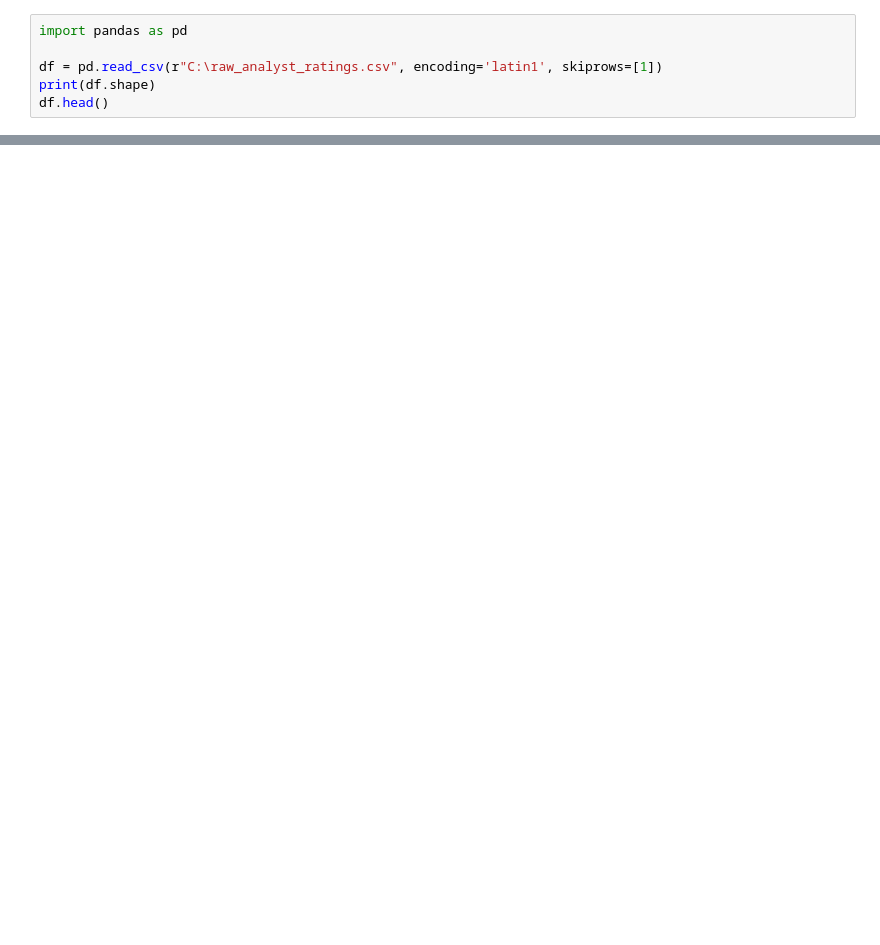
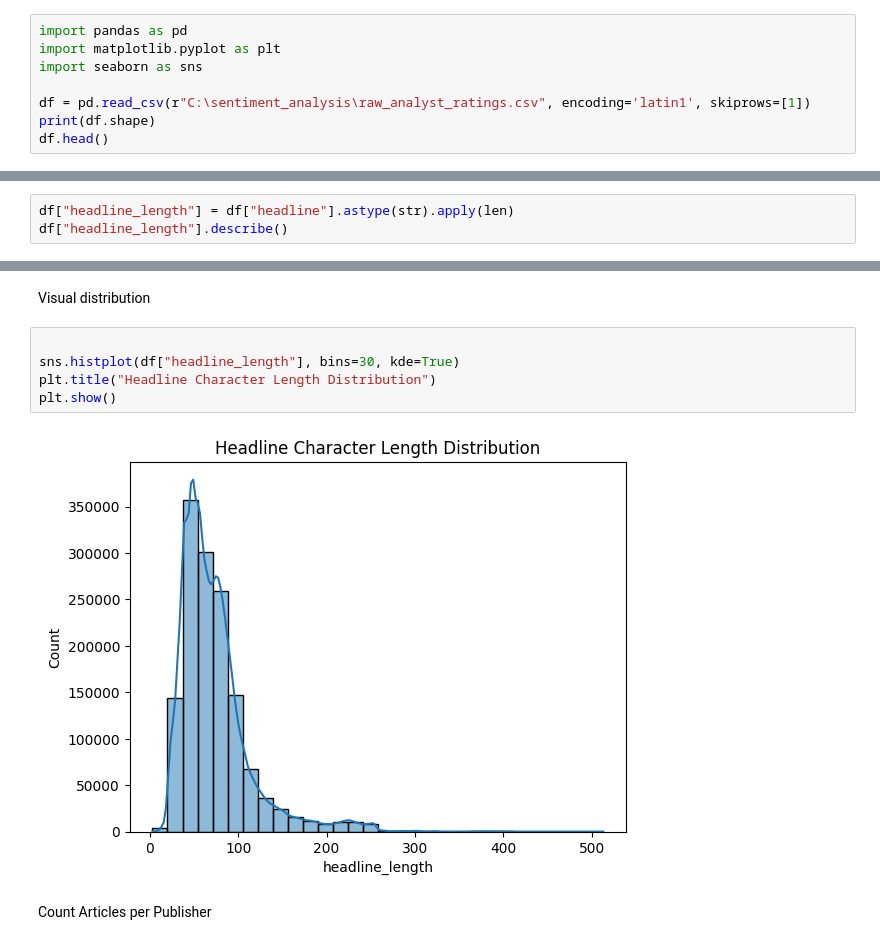
Before and after one commit to mihiret-fasika5/news-sentiment-analysis-week1, a Jupyter notebook: notebooks/descriptive_statistics.ipynb, the cells around one changed output, grey strips where cells are left out. Cells and saved outputs as stored; diff of their text form; blank space fills up the shorter version.

```diff
--- a/notebooks/descriptive_statistics.ipynb
+++ b/notebooks/descriptive_statistics.ipynb
@@ -1,7 +1,9 @@
 # %%
 import pandas as pd
+import matplotlib.pyplot as plt
+import seaborn as sns
 
-df = pd.read_csv(r"C:\raw_analyst_ratings.csv", encoding='latin1', skiprows=[1])
+df = pd.read_csv(r"C:\sentiment_analysis\raw_analyst_ratings.csv", encoding='latin1', skiprows=[1])
 print(df.shape)
 df.head()
 # %% [output]
@@ -8,0 +17,3 @@ FileNotFoundError: [Errno 2] No such file or directory: 'C:\\raw_analyst_ratings
+# %%
+df["headline_length"] = df["headline"].astype(str).apply(len)
+df["headline_length"].describe()
@@ -8,0 +30,11 @@ FileNotFoundError: [Errno 2] No such file or directory: 'C:\\raw_analyst_ratings
+# %% [markdown]
+Visual distribution
+# %%
+
+sns.histplot(df["headline_length"], bins=30, kde=True)
+plt.title("Headline Character Length Distribution")
+plt.show()
+# %% [output]
+[figure, added]
+# %% [markdown]
+Count Articles per Publisher
```
Also changed, not shown: parts of 14 cells of this notebook, 3 other files.
